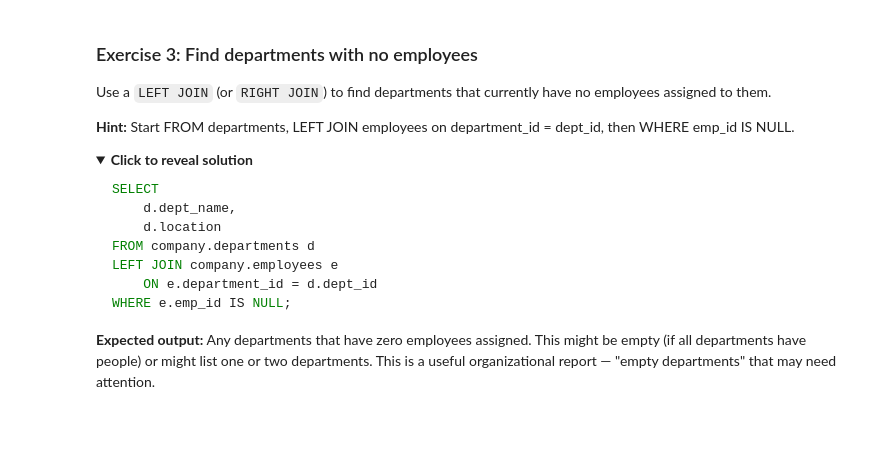
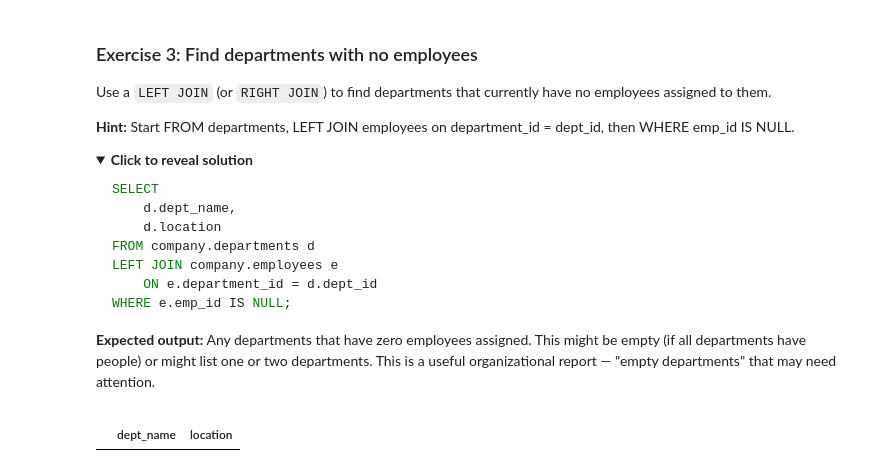
Before and after one commit to rasoulnorouzi/DataEngineeringLLM, a Jupyter notebook: module-02-sql-elt-pipeline/lessons/day2-joins/04_joins_practice.ipynb, the cells around one changed output. Saved outputs shown, nothing was run; the diff lists cells and outputs as text; code cells hidden in the pictures; folded sections open; blank space fills up the shorter version.

```diff
--- a/module-02-sql-elt-pipeline/lessons/day2-joins/04_joins_practice.ipynb
+++ b/module-02-sql-elt-pipeline/lessons/day2-joins/04_joins_practice.ipynb
@@ -764,0 +812,13 @@ run_query("""
+# %%
+# Your solution here:
+run_query("""
+SELECT
+    d.dept_name,
+    d.location
+FROM company.departments d
+LEFT JOIN company.employees e
+    ON e.department_id = d.dept_id
+WHERE e.emp_id IS NULL;
+""")
+# %% [output]
+|  | dept_name | location |
```
Also changed, not shown: parts of 5 cells of this notebook.
